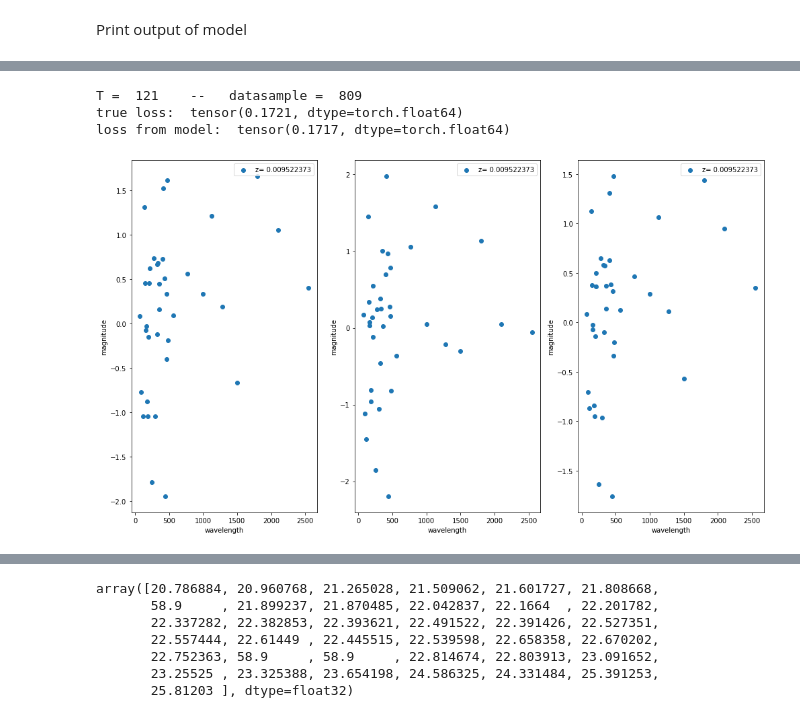
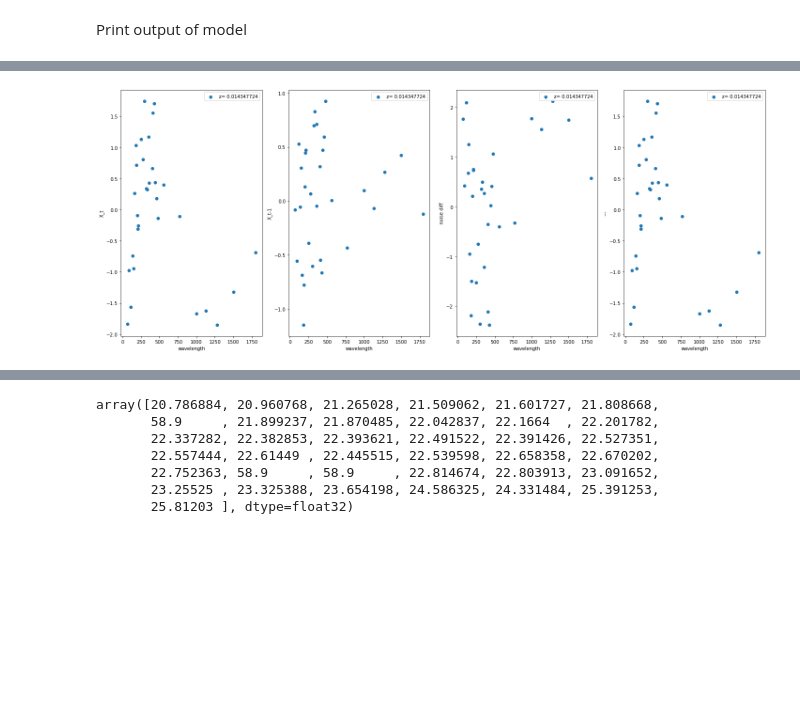
Before and after one commit to smoffe1604/BSc, a Jupyter notebook: main.ipynb, the cells around one changed output, grey strips where cells are left out. Saved outputs shown, nothing was run; the diff lists cells and outputs as text; code cells hidden in the pictures; blank space fills up the shorter version.

```diff
--- a/main.ipynb
+++ b/main.ipynb
@@ -56,10 +54,18 @@ with open('../data/sampled_filters_train.pkl', 'rb') as f:
 wavelengths = data['wavelengths']
 spectra = data['spectra']
 z = data['z']
-X = data['X']
-df_X = pd.DataFrame(X)
+df_X = pd.DataFrame(data['X'])
+outlier_columns = df_X.columns[df_X.eq(58.9).any(axis = 0)]
+df_X = df_X.drop(outlier_columns, axis = 1)
+X = df_X.to_numpy()
+
+scaler = StandardScaler()
+#X_normalized = np.array([list(scaler.fit_transform(torch.tensor(X[i]).reshape(-1, 1)).reshape(1, -1)) for i in range(len(X))]).squeeze()
+X_normalized = scaler.fit_transform(df_X)
+
 names=data['filter_names']
 filter_wls = [int(name[1:-1].rstrip('W')) for name in names]
+filter_wls = [element for i, element in enumerate(filter_wls) if i not in outlier_columns]
 indices=[0,10,30,500,15000,800000]
 # %%
 device = "cuda" if torch.cuda.is_available() else "cpu"
@@ -304,44 +426,40 @@ Print output of model
 # %%
-p1 = random.randint(0, 1000)
-T1 = random.randint(0, 1000)
-print("T = ", T1, "   --   datasample = ", p1)
-X_t, X_tm1 = add_noise(X_normalized[p1], T1)
-X_t = torch.tensor(X_t).unsqueeze(0).unsqueeze(0)
-X_tm1 = torch.tensor(X_tm1).unsqueeze(0).unsqueeze(0)
-pred = model(X_t.to(device)).cpu().detach()
-loss1 = loss_fn(X_t, X_tm1)
-loss2 = loss_fn(pred, X_tm1)
-print("true loss: ", loss1)
-print("loss from model: ", loss2)
+a, b = add_noise(X_normalized[4], T = 1)
+c = np.array(b) - np.array(a)
+d = np.array(b) - c
 
-plt.figure(figsize= (14, 8))
+plt.figure(figsize= (20, 8))
 
-plt.subplot(1, 3, 1)
-plt.scatter(filter_wls, X_t, label = "z= "+str(z[p1,0]))
-plt.ylabel("magnitude")
+plt.subplot(1, 4, 1)
+plt.scatter(filter_wls, a, label = "z= "+str(z[0,0]))
+plt.ylabel("X_t")
 #plt.ylim(30,10)
 plt.xlabel("wavelength")
 plt.legend()
 
-plt.subplot(1, 3, 2)
-plt.scatter(filter_wls, X_tm1, label = "z= "+str(z[p1,0]))
-plt.ylabel("magnitude")
+plt.subplot(1, 4, 2)
+plt.scatter(filter_wls, b, label = "z= "+str(z[0,0]))
+plt.ylabel("X_t-1")
 #plt.ylim(30,10)
 plt.xlabel("wavelength")
 plt.legend()
 
-plt.subplot(1, 3, 3)
-plt.scatter(filter_wls, pred, label = "z= "+str(z[p1,0]))
-plt.ylabel("magnitude")
+plt.subplot(1, 4, 3)
+plt.scatter(filter_wls, c, label = "z= "+str(z[0,0]))
+plt.ylabel("noise diff")
+#plt.ylim(30,10)
+plt.xlabel("wavelength")
+plt.legend()
+
+plt.subplot(1, 4, 4)
+plt.scatter(filter_wls, d, label = "z= "+str(z[0,0]))
+plt.ylabel("---")
 #plt.ylim(30,10)
 plt.xlabel("wavelength")
 plt.legend()
 
 
 plt.tight_layout()
 plt.show()
 # %% [output]
-T =  121    --   datasample =  809
-true loss:  tensor(0.1721, dtype=torch.float64)
-loss from model:  tensor(0.1717, dtype=torch.float64)
-[figure, old version]
+[figure, new version]
```
Also changed, not shown: parts of 14 cells of this notebook.
